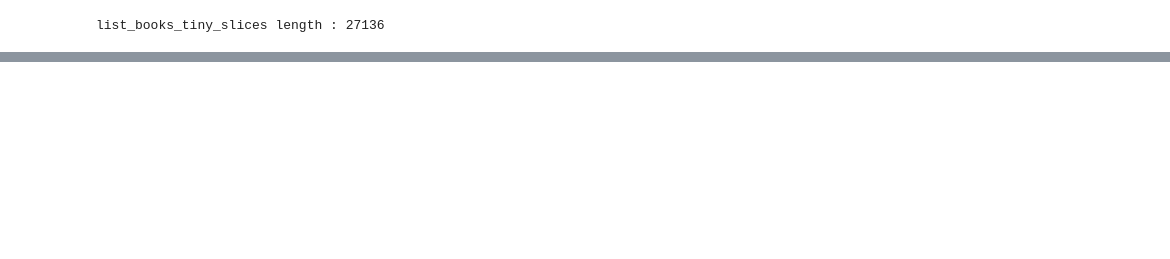
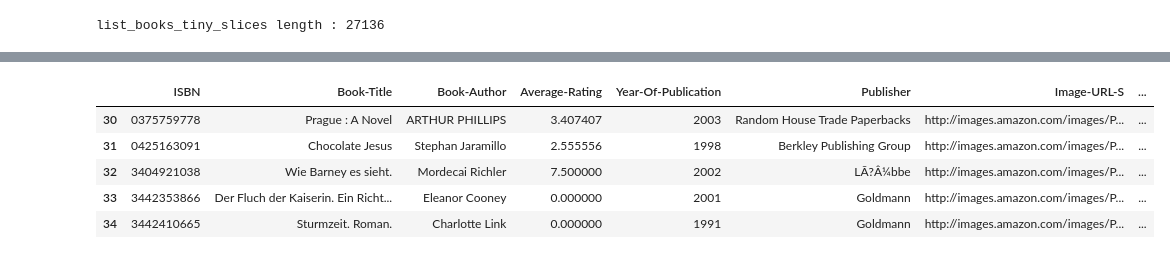
Before and after one commit to Curiouser/Book-Recommender, a Jupyter notebook: notebooks/Notebook-1.ipynb, the cells around one changed output, grey strips where cells are left out. Cells and saved outputs as stored; diff of their text form; code cells hidden in the pictures; blank space fills up the shorter version.

```diff
--- a/notebooks/Notebook-1.ipynb
+++ b/notebooks/Notebook-1.ipynb
@@ -344,0 +353,6 @@ KeyError: '0195153448'
+# %%
+#set index of books_df to ISN to facilitate operations
+
+books_df.set_index('ISBN', verify_integrity=True)
+index = books_df[books_df['ISBN'] == first_ISBN].index
+print(books_df.loc[index]) # ISBN of first book
@@ -388,11 +403,14 @@ def get_avge_ratings_all_books_one_slice(index_slice):
         book_ISBN = book['ISBN']
         book_avge_rating = 0.0
         book_avge_rating = avge_rating_for_one_book_across_slices(book_ISBN)
+        index_of_book = books_df[books_df['ISBN'] == book_ISBN].index
         ratings_for_all_books_tiny_slice[book_ISBN] = book_avge_rating
+        # change col value
+        books_df.loc[index_of_book, "Average-Rating"] = book_avge_rating
 
-    return ratings_for_all_books_tiny_slice
+    #return ratings_for_all_books_tiny_slice
 
 # check that our function works
-res = {}
-res = get_avge_ratings_all_books_one_slice(0)
-print(res)
+#res = {}
+#res = get_avge_ratings_all_books_one_slice(0)
+#print(res)
@@ -427,6 +432,17 @@ Image-URL-M            http://images.amazon.com/images/P/0195153448.0...
 Image-URL-L            http://images.amazon.com/images/P/0195153448.0...
 Name: 0, dtype: object
 Mark P. O. Morford
+# %%
+get_avge_ratings_all_books_one_slice(3)
+
+list_books_tiny_slices[3].head()
+# %% [output]
+|  | ISBN | Book-Title | Book-Author | Average-Rating | Year-Of-Publication | Publisher | Image-URL-S | ... |
+| 30 | 0375759778 | Prague : A Novel | ARTHUR PHILLIPS | 3.407407 | 2003 | Random House Trade Paperbacks | http://images.amazon.com/images/P... | ... |
+| 31 | 0425163091 | Chocolate Jesus | Stephan Jaramillo | 2.555556 | 1998 | Berkley Publishing Group | http://images.amazon.com/images/P... | ... |
+| 32 | 3404921038 | Wie Barney es sieht. | Mordecai Richler | 7.500000 | 2002 | LÃ?Â¼bbe | http://images.amazon.com/images/P... | ... |
+| 33 | 3442353866 | Der Fluch der Kaiserin. Ein Richt... | Eleanor Cooney | 0.000000 | 2001 | Goldmann | http://images.amazon.com/images/P... | ... |
+| 34 | 3442410665 | Sturmzeit. Roman. | Charlotte Link | 0.000000 | 1991 | Goldmann | http://images.amazon.com/images/P... | ... |
 # %%
 # get avge for every book in every slice of books_df
 
```
Also changed, not shown: parts of 10 cells of this notebook.
